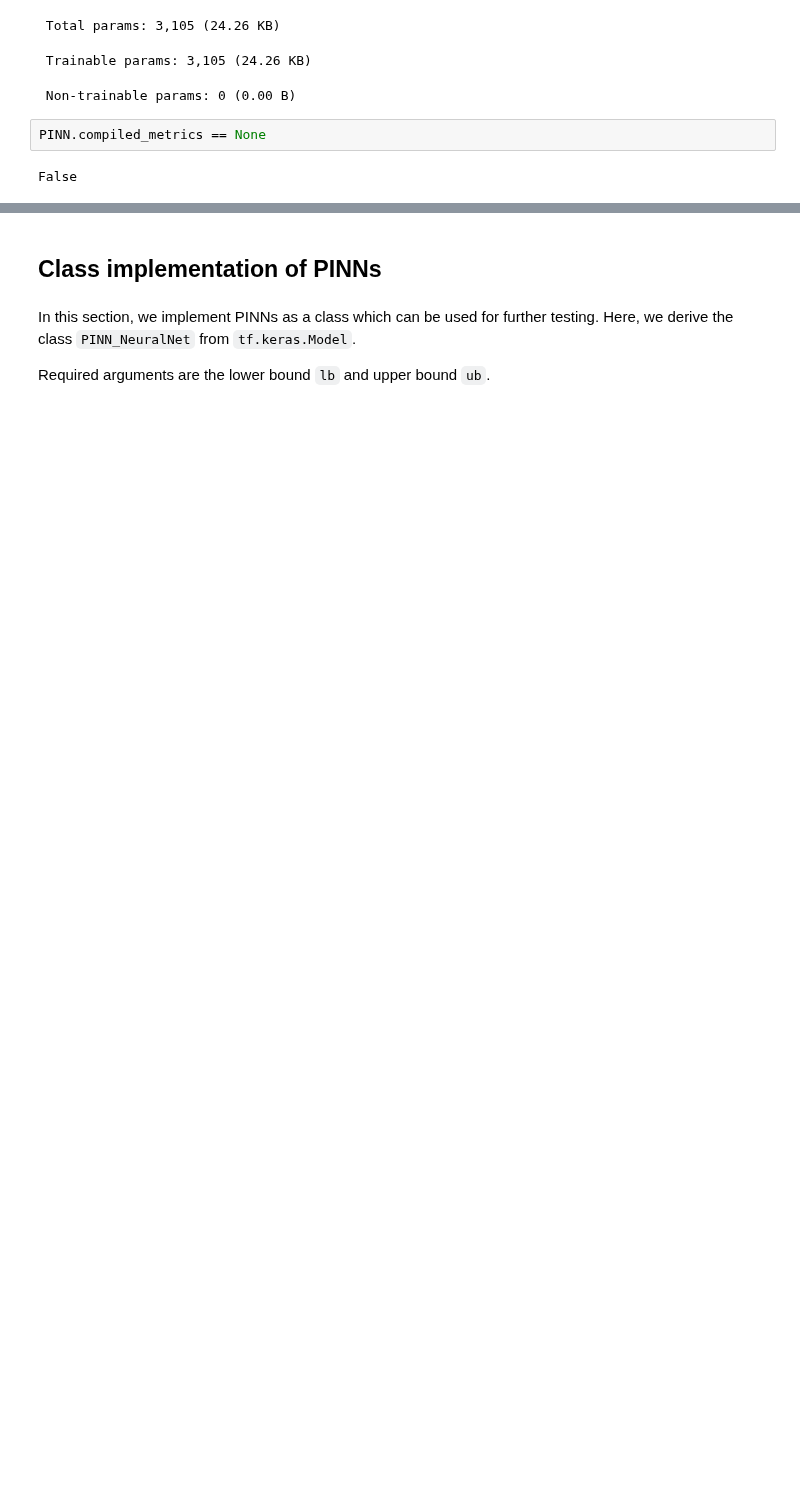
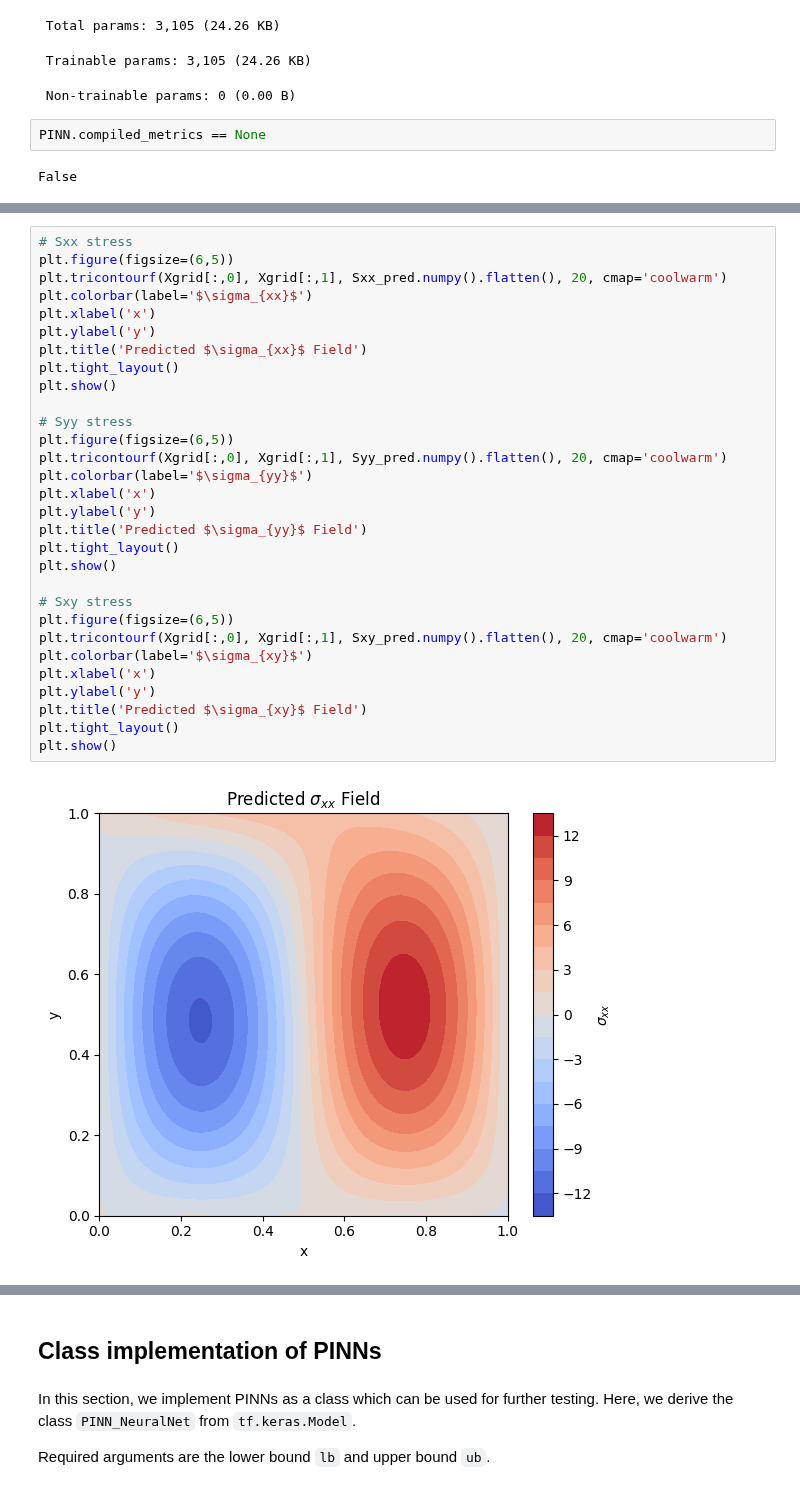
Before and after one commit to submerged-in-matrix/PINN_2D_Elasticity, a Jupyter notebook: Notebook/P_3_PINN_Linear_Elasticity.ipynb, the cells around one changed output, grey strips where cells are left out. Saved outputs shown, nothing was run; the diff lists cells and outputs as text; blank space fills up the shorter version.

```diff
--- a/Notebook/P_3_PINN_Linear_Elasticity.ipynb
+++ b/Notebook/P_3_PINN_Linear_Elasticity.ipynb
@@ -755,0 +784,32 @@ False
+# %%
+# Sxx stress
+plt.figure(figsize=(6,5))
+plt.tricontourf(Xgrid[:,0], Xgrid[:,1], Sxx_pred.numpy().flatten(), 20, cmap='coolwarm')
+plt.colorbar(label='$\sigma_{xx}$')
+plt.xlabel('x')
+plt.ylabel('y')
+plt.title('Predicted $\sigma_{xx}$ Field')
+plt.tight_layout()
+plt.show()
+
+# Syy stress
+plt.figure(figsize=(6,5))
+plt.tricontourf(Xgrid[:,0], Xgrid[:,1], Syy_pred.numpy().flatten(), 20, cmap='coolwarm')
+plt.colorbar(label='$\sigma_{yy}$')
+plt.xlabel('x')
+plt.ylabel('y')
+plt.title('Predicted $\sigma_{yy}$ Field')
+plt.tight_layout()
+plt.show()
+
+# Sxy stress
+plt.figure(figsize=(6,5))
+plt.tricontourf(Xgrid[:,0], Xgrid[:,1], Sxy_pred.numpy().flatten(), 20, cmap='coolwarm')
+plt.colorbar(label='$\sigma_{xy}$')
+plt.xlabel('x')
+plt.ylabel('y')
+plt.title('Predicted $\sigma_{xy}$ Field')
+plt.tight_layout()
+plt.show()
+# %% [output]
+[figure, added]
```
Also changed, not shown: parts of 12 cells of this notebook.
